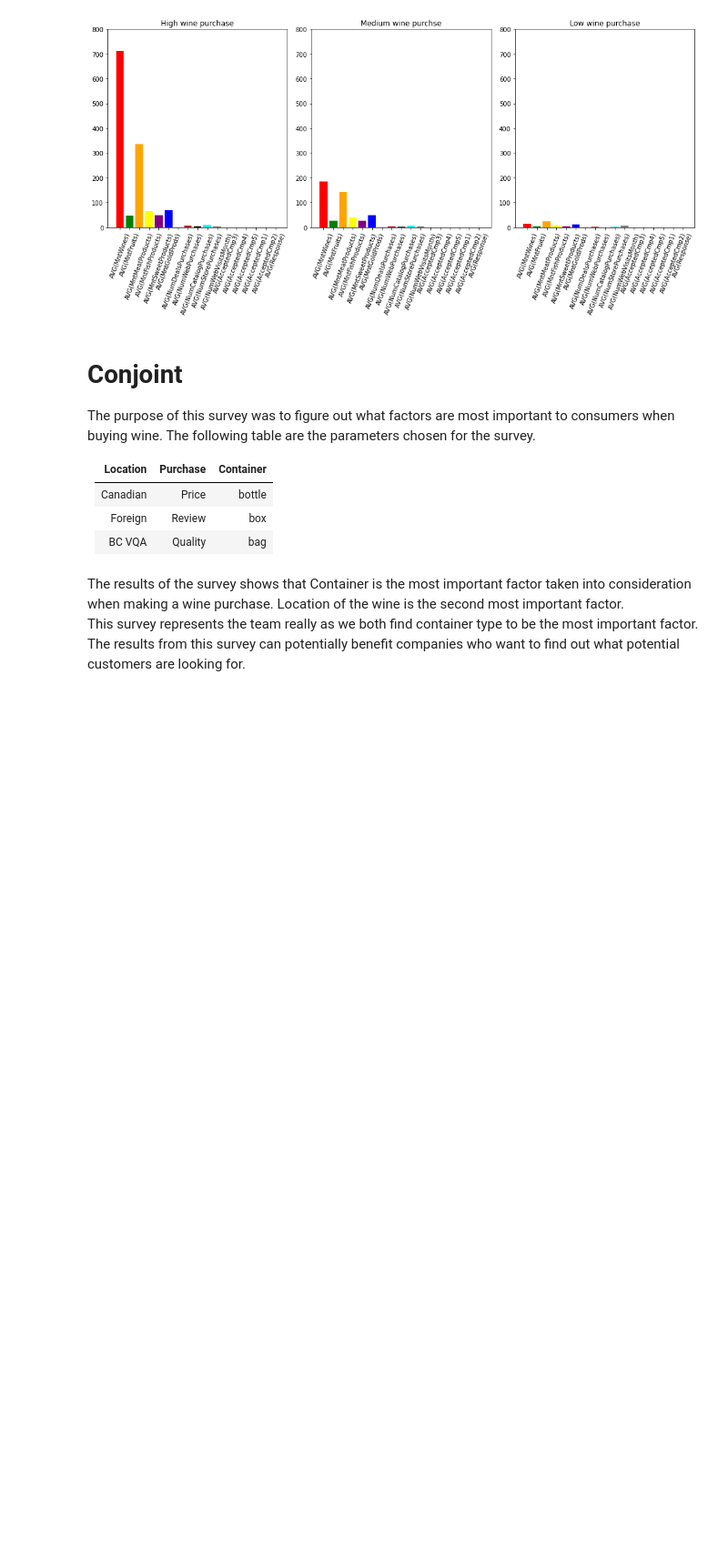
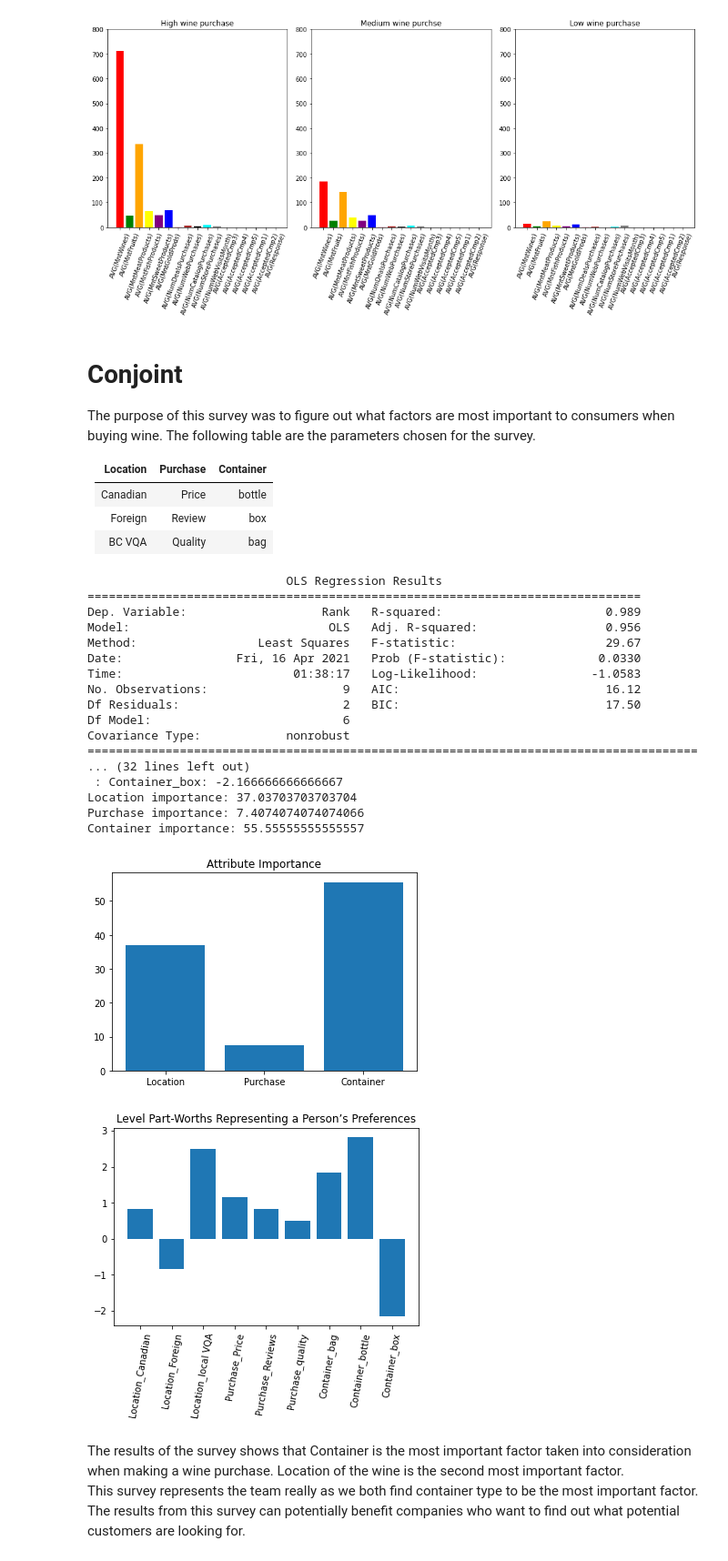
Before and after one commit to truongnguyenlinh/marketing-analytics, a Jupyter notebook: analysis.ipynb, the cells around one changed output. Shown at 91% size. Saved outputs shown, nothing was run; the diff lists cells and outputs as text; code cells hidden in the pictures; blank space fills up the shorter version.

```diff
--- a/analysis.ipynb
+++ b/analysis.ipynb
@@ -243,7 +243,7 @@ buying wine. The following table are the parameters chosen for the survey.
 import statsmodels.api as sm
 
 # read in conjoint survey profiles with respondent ranks
-df = pd.read_csv('survey_results.csv')
+df_survey = pd.read_csv('survey_results.csv')
 
 # Show all columns of data frame.
 pd.set_option('display.max_columns', None)
@@ -253,8 +253,8 @@ pd.set_option('display.width', 1000)
 # levels.
 attributeNames = [ 'Location', 'Purchase', 'Container']
 
-y = df[['Rank']]
-X = df[attributeNames]
+y = df_survey[['Rank']]
+X = df_survey[attributeNames]
 X = pd.get_dummies(X, columns =attributeNames )
 X = sm.add_constant(X)
 
@@ -280,33 +280,53 @@ for attributeName in attributeNames:
         # If level name contains the attribute store the part worth.
         if(attributeName in levelName):
             partWorth = utilities[counter] # Store corresponding model coefficient.
             print(" :", levelName + ": " + str(partWorth))
             partWorths.append(partWorth)
             counter += 1
 
     # Summarize utility range for the attribute.
     partWorthRange = max(partWorths) - min(partWorths)
     ranges.append(partWorthRange)
 
 # Calculate relative importance scores for each attribute.
 importances = []
 for i in range(0, len(ranges)):
     importance = 100*ranges[i]/sum(ranges)
     importances.append(importance)
     print(attributeNames[i] + " importance: " + str(importance))
 
 import matplotlib.pyplot as plt
 
 # Show the importance of each attribute.
 plt.bar(attributeNames, importances)
 plt.title("Attribute Importance")
 plt.show()
 
 # Show user's preference for all levels.
 plt.bar(levelNames, utilities)
 plt.title("Level Part-Worths Representing a Person’s Preferences")
 plt.xticks(rotation=80)
 plt.show()
+# %% [output]
+                            OLS Regression Results
+==============================================================================
+Dep. Variable:                   Rank   R-squared:                       0.989
+Model:                            OLS   Adj. R-squared:                  0.956
+Method:                 Least Squares   F-statistic:                     29.67
+Date:                Fri, 16 Apr 2021   Prob (F-statistic):             0.0330
+Time:                        01:38:17   Log-Likelihood:                -1.0583
+No. Observations:                   9   AIC:                             16.12
+Df Residuals:                       2   BIC:                             17.50
+Df Model:                           6
+Covariance Type:            nonrobust
+======================================================================================
+... (32 lines left out)
+ : Container_box: -2.166666666666667
+Location importance: 37.03703703703704
+Purchase importance: 7.4074074074074066
+Container importance: 55.55555555555557
+[figure, added]
+[figure, added]
 # %% [markdown]
 The results of the survey shows that Container is the most important factor taken into consideration
 when making a wine purchase. Location of the wine is the second most
```
Also changed, not shown: parts of 2 cells of this notebook.
